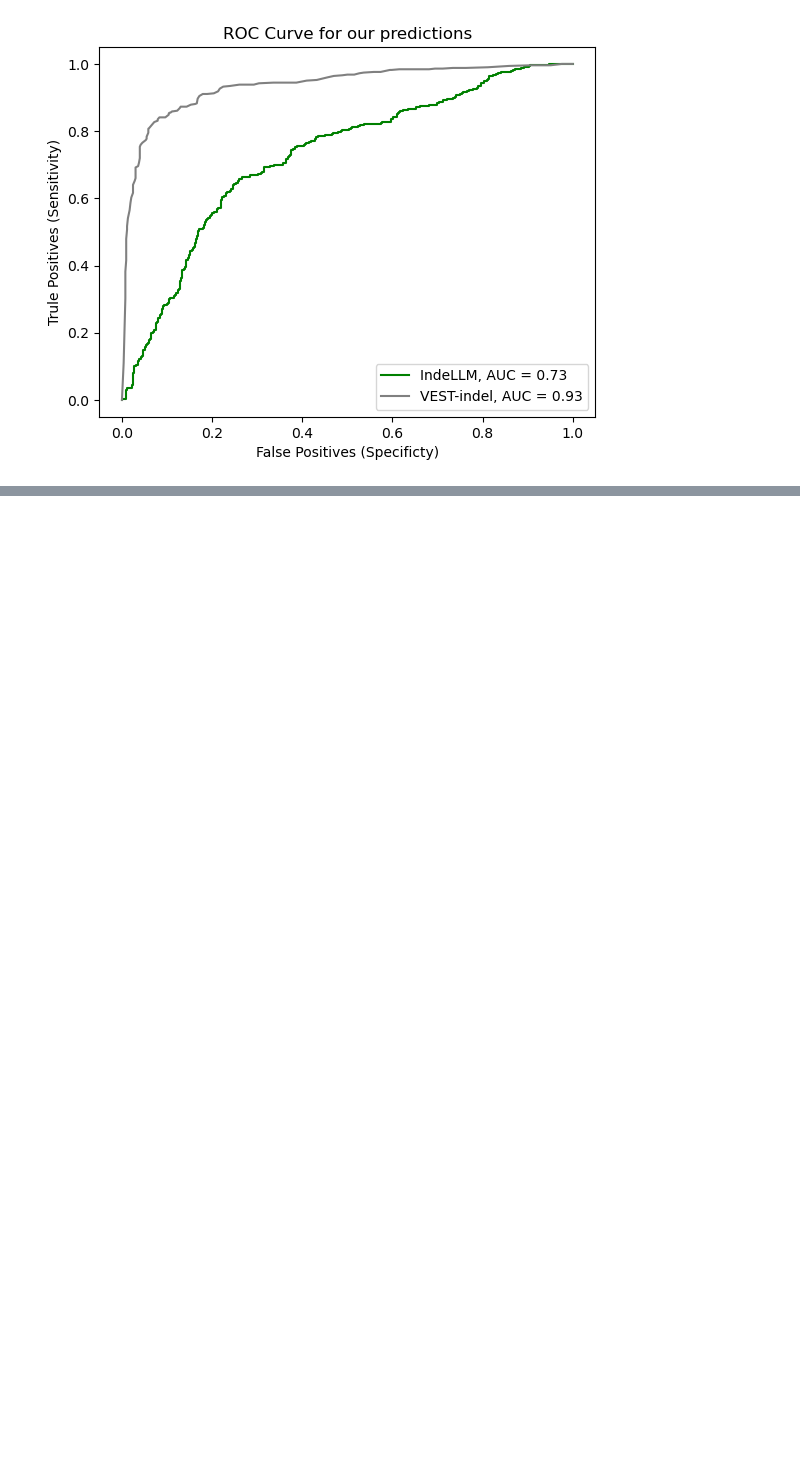
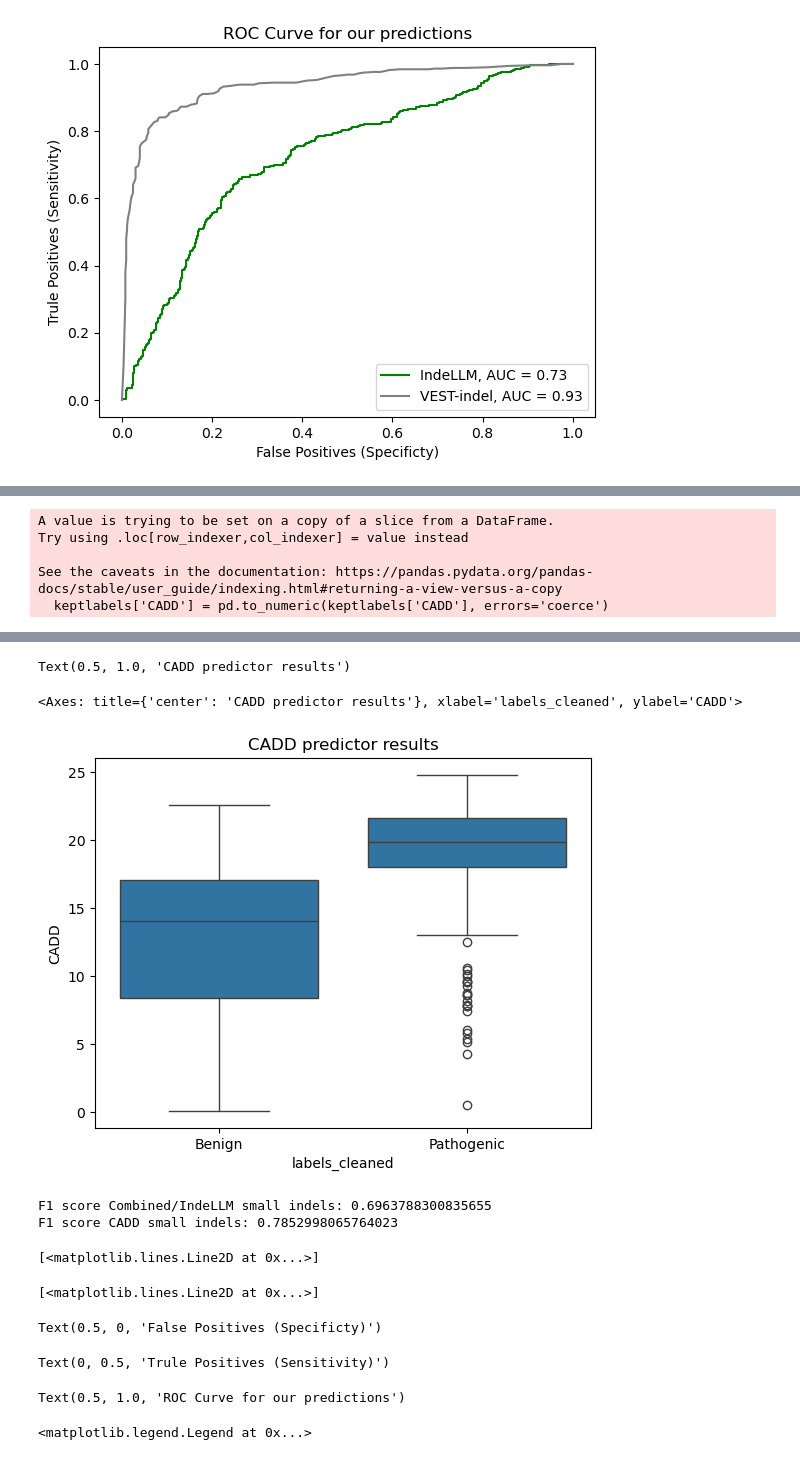
Before and after one commit to OriolGraCar/IndeLLM, a Jupyter notebook: Analysis/Analysis.ipynb, the cells around one changed output, grey strips where cells are left out. Cells and saved outputs as stored; diff of their text form; code cells hidden in the pictures; blank space fills up the shorter version.

```diff
--- a/Analysis/Analysis.ipynb
+++ b/Analysis/Analysis.ipynb
@@ -434,0 +518,44 @@ Text(0.5, 1.0, 'ROC Curve for our predictions')
+# %%
+#Some of the columns in CADD contain no prediction, so filer the dataset
+keptlabels['CADD'] = pd.to_numeric(keptlabels['CADD'], errors='coerce')
+filtered_CADD = keptlabels.dropna(subset=['CADD'])
+pred_CADD = filtered_CADD['CADD'].values
+truelabels_CADD = filtered_CADD['labels_binary'].values
+
+filtered_CADD.describe()
+
+#Boxplot of CADD
+plt.title('CADD predictor results')
+sns.boxplot(x = filtered_CADD['labels_cleaned'], y = filtered_CADD['CADD'])
+plt.show()
+
+#The CADD predicts benig as 0, while pathogenic as 1. So have to change 0 to 1 and 1 to 0
+truelabels_CADD -= 1
+truelabels_CADD = np.abs(truelabels_CADD)
+
+#Calculating FP, TN and thresholds
+fpr_CADD, tpr_CADD, thersholds_CADD = metrics.roc_curve(truelabels_CADD, pred_CADD)
+roc_auc_CADD = round(metrics.auc(fpr_CADD, tpr_CADD), 2)
+
+#Calculating F1 score
+tresh_CADD = thersholds_CADD[np.argmax(tpr_CADD - fpr_CADD)]
+pred_CADD_bin = [1 if x >= tresh_CADD else 0 for x in pred_CADD]
+f1_CADD = f1_score(truelabels_CADD, pred_CADD_bin, average = 'binary')
+
+print("F1 score Combined/IndeLLM small indels:", f1_combined)
+print("F1 score CADD small indels:", f1_CADD)
+
+#Plotting the Evo, Fit and CADD AUC
+plt.plot(fpr_combined, tpr_combined, label = "IndeLLM, AUC = "+str(roc_auc_combined), color = "green")
+plt.plot(fpr_CADD, tpr_CADD, label = "CADD, AUC = "+str(roc_auc_CADD), color = "grey")
+plt.xlabel('False Positives (Specificty)')
+plt.ylabel('Trule Positives (Sensitivity)')
+plt.title("ROC Curve for our predictions")
+plt.legend(loc = 'best')
+plt.show()
+# %% [output]
+A value is trying to be set on a copy of a slice from a DataFrame.
+Try using .loc[row_indexer,col_indexer] = value instead
+
+See the caveats in the documentation: https://pandas.pydata.org/pandas-docs/stable/user_guide/indexing.html#returning-a-view-versus-a-copy
+  keptlabels['CADD'] = pd.to_numeric(keptlabels['CADD'], errors='coerce')
@@ -434,0 +571,11 @@ Text(0.5, 1.0, 'ROC Curve for our predictions')
+Text(0.5, 1.0, 'CADD predictor results')
+<Axes: title={'center': 'CADD predictor results'}, xlabel='labels_cleaned', ylabel='CADD'>
+[figure, added]
+F1 score Combined/IndeLLM small indels: 0.6963788300835655
+F1 score CADD small indels: 0.7852998065764023
+[<matplotlib.lines.Line2D at 0x...>]
+[<matplotlib.lines.Line2D at 0x...>]
+Text(0.5, 0, 'False Positives (Specificty)')
+Text(0, 0.5, 'Trule Positives (Sensitivity)')
+Text(0.5, 1.0, 'ROC Curve for our predictions')
+<matplotlib.legend.Legend at 0x...>
```
Also changed, not shown: parts of 18 cells of this notebook.
